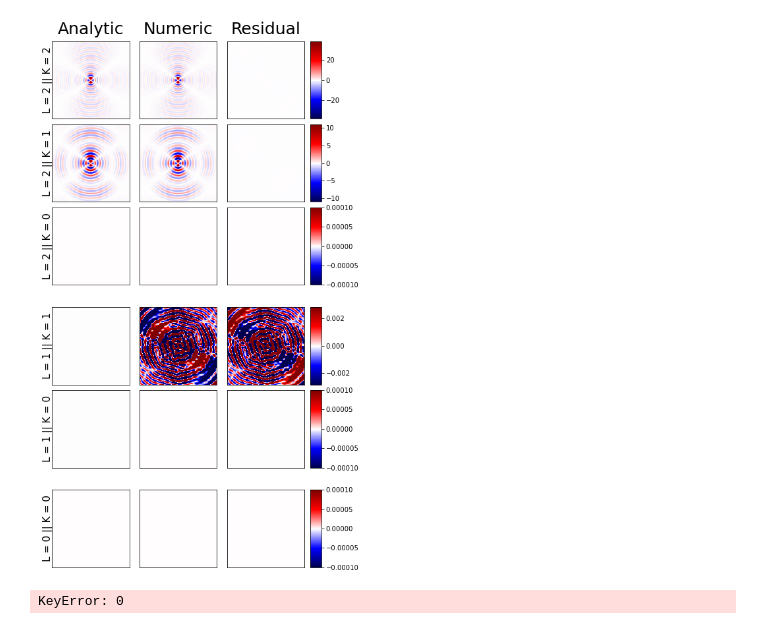
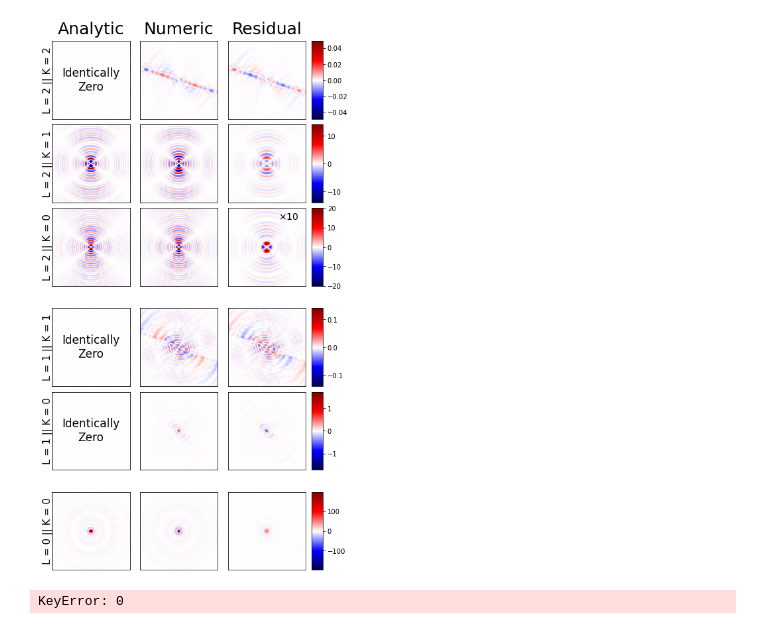
Before and after one commit to khegazy/physics_simulations, a Jupyter notebook: diffractionSimulation/validation/compareSims.ipynb, the cells around one changed output. Drawn from its saved outputs; the diff is of its cells as text; code cells hidden in the pictures.

```diff
--- a/diffractionSimulation/validation/compareSims.ipynb
+++ b/diffractionSimulation/validation/compareSims.ipynb
@@ -13,7 +17,7 @@ display(HTML("<style>.container { width:100% !important; }</style>"))
 mol = "CF2IBr"
 run = "sim_validation"
 L_max = 10
-sims = ["numerical-50", "numerical-100"]
+sims = ["numerical-25", "numerical-50", "numerical-100"]
 
 params = get_parameters(run)
 params.imgBins = 2*params.NradAzmBins - 1
@@ -25,4 +29,7 @@ q_x_lf,q_z_lf = np.meshgrid(
 q_x_lf = q_x_lf.astype(np.float32)
 q_z_lf = q_z_lf.astype(np.float32)
 q_map = np.sqrt(q_x_lf**2 + q_z_lf**2)
+
+anl_old={}
+anl_new={}
 # %%
@@ -82,6 +220,8 @@ for sm in sims:
     compare[sm] = {}
     scale = np.sum(np.abs(mask*mol_mod_raw_anl[sm][(2,0,0)]))\
         /np.sum(np.abs(mask*mol_mod_raw_num[sm][(2,0,0)]))
+    print(sm, mol_mod_raw_num[sm][(2,0,0)].shape, mask.shape)
+    print("MASK VALS", mol_mod_raw_num[sm][(2,0,0)][np.invert(mask.astype(bool))], mol_mod_raw_anl[sm][(2,0,0)][np.invert(mask.astype(bool))])
     for lmk in mol_mod_raw_num[sm].keys():
         """
         fig, ax = plt.subplots()
@@ -96,14 +236,15 @@ for sm in sims:
         plt.close()
         """
 
-        diff = mol_mod_raw_anl[sm][lmk] - scale*np.conj(mol_mod_raw_num[sm][lmk])
+        mol_mod_raw_num[sm][lmk] = scale*mol_mod_raw_num[sm][lmk]
+        diff = mol_mod_raw_anl[sm][lmk] - np.conj(mol_mod_raw_num[sm][lmk])
         rl_diff = np.sqrt(np.sum(np.real(diff)**2))
         im_diff = np.sqrt(np.sum(np.imag(diff)**2))
         compare[sm][lmk] = (copy(rl_diff), copy(im_diff),
             np.sqrt(np.sum(np.real(mol_mod_raw_anl[sm][lmk])**2)),
             np.sqrt(np.sum(np.imag(mol_mod_raw_anl[sm][lmk])**2)))
 
-        print("{0} {1}: {2:.3g} / {3:.3g} / {4:.3g} || {5:.3g} / {6:.3g} / {7:.3g}".format(sm, lmk,
-            compare[sm][lmk][2], compare[sm][lmk][0], compare[sm][lmk][0]/compare[sm][lmk][2],
-            compare[sm][lmk][3], compare[sm][lmk][1], compare[sm][lmk][1]/compare[sm][lmk][3]))
+        #print("{0} {1}: {2:.3g} / {3:.3g} / {4:.3g} || {5:.3g} / {6:.3g} / {7:.3g}".format(sm, lmk,
+        #    compare[sm][lmk][2], compare[sm][lmk][0], compare[sm][lmk][0]/compare[sm][lmk][2],
+        #    compare[sm][lmk][3], compare[sm][lmk][1], compare[sm][lmk][1]/compare[sm][lmk][3]))
 # %% [output]
@@ -127,5 +252,5 @@ numerical-100 (10, 0, 10): 1.88e-13 / 0.264 / 1.41e+12 || 157 / 0.641 / 0.00409
 # %%
-ptype = "imag"
+ptype = "real"
 sm = sims[-1]
 axs = []
 L = 2
@@ -171,9 +296,14 @@ for l in range(L+1):
         caxs.append(fig.add_axes((horz_anch[cc]+horz_dim+0.1*right_pad, vert_anch[rr], right_pad*0.2, vert_dim)))
         rr += 1
 
+def plot_zero(ax):
+    ax.text(0.5, 0.5, "Identically\nZero", transform=ax.transAxes,
+           horizontalalignment='center', verticalalignment='center', fontsize=17)
 
-scale = np.sum(np.abs(mask*mol_mod_raw_anl[sm][(2,0,0)]))\
-    /np.sum(np.abs(mask*mol_mod_raw_num[sm][(2,0,0)]))
+
+scale = 1
+#np.sum(np.abs(mask*mol_mod_raw_anl[sm][(2,0,0)]))\
+#    /np.sum(np.abs(mask*mol_mod_raw_num[sm][(2,0,0)]))
 rr = 0
 for l in range(L+1):
     for k in range(0, l+1):
@@ -182,40 +312,56 @@ for l in range(L+1):
         for cc in range(3):
             if cc == 0:
                 if ptype == "real":
-                    rng = np.max([np.abs(np.amin(np.real(mol_mod_raw_anl[sm][lmk]))), np.amax(np.real(mol_mod_raw_anl[sm][lmk])),
+                    rng = np.max([np.abs(np.amin(np.real(mol_mod_raw_anl[lmk]))), np.amax(np.real(mol_mod_raw_anl[lmk])),
                              np.abs(np.amin(np.real(mol_mod_raw_num[sm][lmk]))), np.amax(np.real(mol_mod_raw_num[sm][lmk]))])
+                    if np.sum(np.real(mol_mod_raw_anl[lmk])**2) < 1e-25:
+                        rng *= 3
+
                     if rng < 1e-14:
                         rng = 1e-4
-                    axs[rr][cc].pcolormesh(X, Y, np.real(mol_mod_raw_anl[sm][lmk]),
+                    axs[rr][cc].pcolormesh(X, Y, np.real(mol_mod_raw_anl[lmk]),
                             cmap='seismic', vmax=rng, vmin=-1*rng)
+                    if np.sum(np.real(mol_mod_raw_anl[lmk])**2) < 1e-25:
+                        plot_zero(axs[rr][cc])
                 elif ptype == "imag":
-                    rng = np.max([np.abs(np.amin(np.imag(mol_mod_raw_anl[sm][lmk]))), np.amax(np.imag(mol_mod_raw_anl[sm][lmk])),
+                    rng = np.max([np.abs(np.amin(np.imag(mol_mod_raw_anl[lmk]))), np.amax(np.imag(mol_mod_raw_anl[lmk])),
                              np.abs(np.amin(np.imag(mol_mod_raw_num[sm][lmk]))), np.amax(np.imag(mol_mod_raw_num[sm][lmk]))])
                     if rng < 1e-14:
                         rng = 1e-4
                     if l==0:
                         print("RANGE", rng)
-                    axs[rr][cc].pcolormesh(X, Y, np.imag(mol_mod_raw_anl[sm][lmk]),
+                    axs[rr][cc].pcolormesh(X, Y, np.imag(mol_mod_raw_anl[lmk]),
                             cmap='seismic', vmax=rng, vmin=-1*rng)
+                    if np.sum(np.imag(mol_mod_raw_anl[lmk])**2) < 1e-25:
+                        plot_zero(axs[rr][cc])
                 plt.text(-0.05, 0.5, "L = "+str(l)+" || K = "+str(k), horizontalalignment='center', fontsize=15,
                         verticalalignment='center', transform=axs[rr][cc].transAxes, rotation=90)
             elif cc == 1:
                 if ptype == "real":
-                    axs[rr][cc].pcolormesh(X, Y, scale*np.real(mol_mod_raw_num[sm][lmk]),
-                            cmap='seismic', vmax=rng, vmin=-1*rng)
+                    num_image = scale*np.real(mol_mod_raw_num[sm][lmk])
                 elif ptype == "imag":
-                    if l==0:
-                        print(rr,cc,scale,np.sum(np.imag(np.conj(mol_mod_raw_num[sm][lmk]))))
-                        print(np.imag(np.conj(mol_mod_raw_num[sm][lmk])))
-                    axs[rr][cc].pcolormesh(X, Y, scale*np.imag(np.conj(mol_mod_raw_num[sm][lmk])),
-                            cmap='seismic', vmax=rng, vmin=-1*rng)
+                    num_image = scale*np.imag(np.conj(mol_mod_raw_num[sm][lmk]))
+                axs[rr][cc].pcolormesh(X, Y, num_image,
+                        cmap='seismic', vmax=rng, vmin=-1*rng)
+                num_mag = np.sqrt(np.sum(num_image**2))
+                if np.sum(num_image**2) < 1e-25:
+                    plot_zero(axs[rr][cc])
             else:
                 if ptype == "real":
-                    im = axs[rr][cc].pcolormesh(X, Y, np.real(mol_mod_raw_anl[sm][lmk] - scale*mol_mod_raw_num[sm][lmk]),
-                            cmap='seismic', vmax=rng, vmin=-1*rng)
+                    residual = np.real(mol_mod_raw_anl[lmk] - scale*mol_mod_raw_num[sm][lmk])
                 elif ptype == "imag":
-                    im = axs[rr][cc].pcolormesh(X, Y, np.imag(mol_mod_raw_anl[sm][lmk] + scale*mol_mod_raw_num[sm][lmk]),
-                            cmap='seismic', vmax=rng, vmin=-1*rng)
+                    residual = np.imag(mol_mod_raw_anl[lmk] - scale*mol_mod_raw_num[sm][lmk])
+                res_scale = int(num_mag/np.sqrt(np.sum(residual**2)))
+                res_scale = 10**(len(str(res_scale))-1)
+                print("scale", res_scale)
+                if res_scale >= 10:
+                    axs[rr][cc].text(0.65, 0.85, r'$\times {}$'.format(res_scale),
+                                transform=axs[rr][cc].transAxes, fontsize=14)
+                im = axs[rr][cc].pcolormesh(X, Y, res_scale*residual,
+                        cmap='seismic', vmax=rng, vmin=-1*rng)
+                if np.sum(residual**2) < 1e-25:
+                    plot_zero(axs[rr][cc])
+
                 fig.colorbar(im, cax=caxs[rr])
             axs[rr][cc].xaxis.set_visible(False)
             axs[rr][cc].yaxis.set_visible(False)
@@ -242,4 +385,4 @@ RANGE 0.0001
-[figure, old version]
+[figure, new version]
 # %%
 labels = []
 diff_all, diff_k0 = [], []
```
Also changed, not shown: parts of 24 cells of this notebook, 2 other files.
